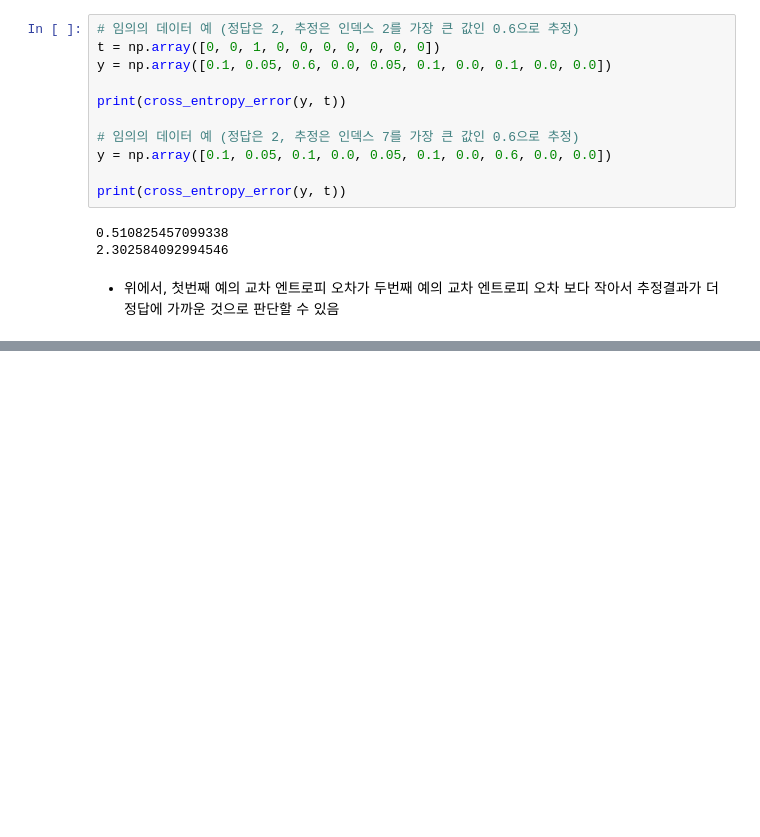
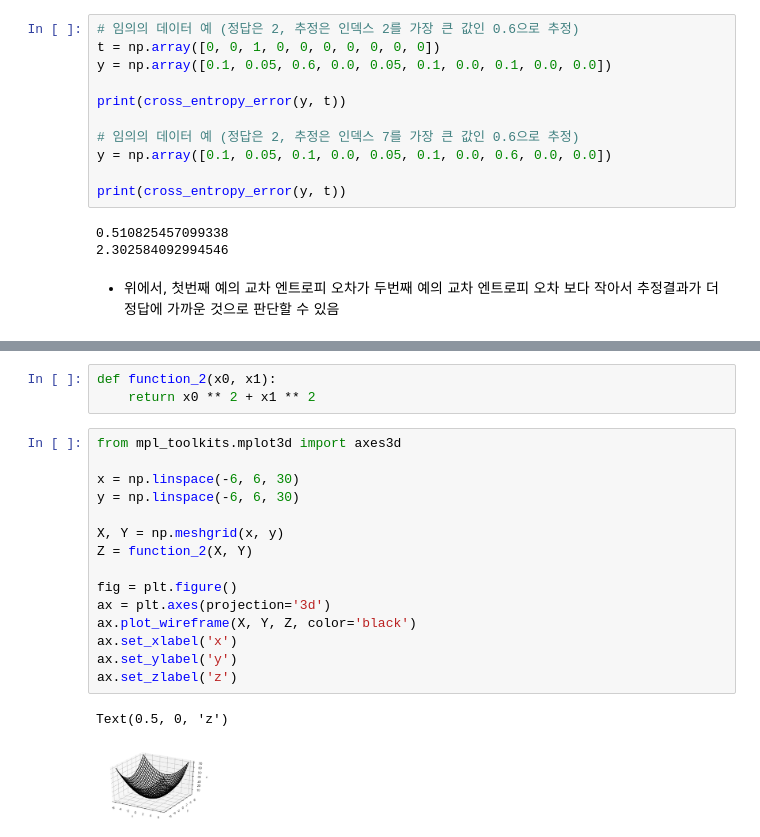
Before and after one commit to cloudallera/deep-learning-from-scratch, a Jupyter notebook: _mystudy/04_neuralnet_training.ipynb, the cells around one changed output, grey strips where cells are left out. Saved outputs shown, nothing was run; the diff lists cells and outputs as text; blank space fills up the shorter version.

```diff
--- a/_mystudy/04_neuralnet_training.ipynb
+++ b/_mystudy/04_neuralnet_training.ipynb
@@ -131,0 +276,21 @@ print(t_train.shape)
+# %%
+def function_2(x0, x1):
+    return x0 ** 2 + x1 ** 2
+# %%
+from mpl_toolkits.mplot3d import axes3d
+
+x = np.linspace(-6, 6, 30)
+y = np.linspace(-6, 6, 30)
+
+X, Y = np.meshgrid(x, y)
+Z = function_2(X, Y)
+
+fig = plt.figure()
+ax = plt.axes(projection='3d')
+ax.plot_wireframe(X, Y, Z, color='black')
+ax.set_xlabel('x')
+ax.set_ylabel('y')
+ax.set_zlabel('z')
+# %% [output]
+Text(0.5, 0, 'z')
+[figure, added]
```
Also changed, not shown: parts of 25 cells of this notebook.
